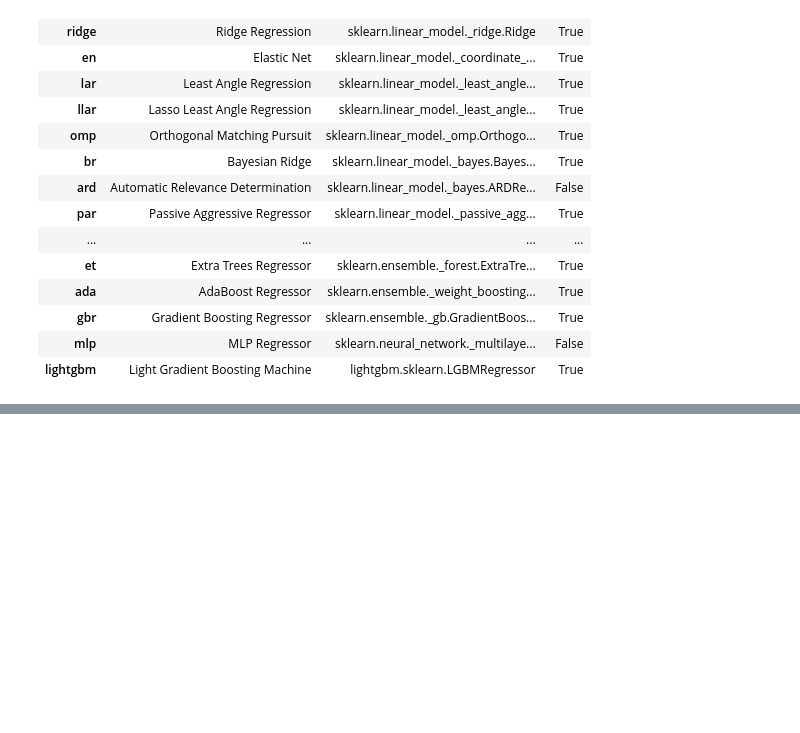
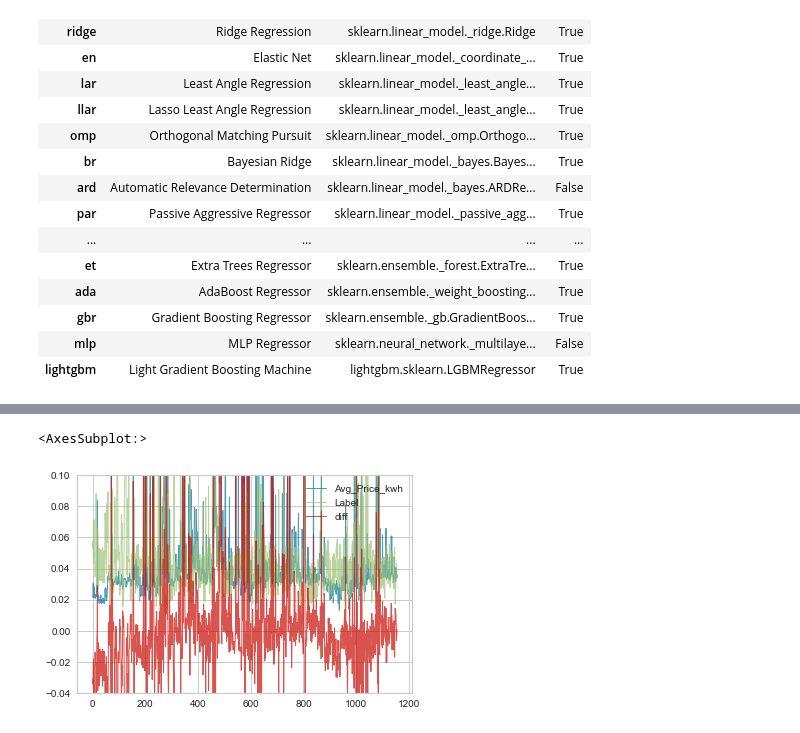
Before and after one commit to Haydenfiege/utility-forecaster, a Jupyter notebook: pycaret_forecast/pycaret_test.ipynb, the cells around one changed output, grey strips where cells are left out. Saved outputs shown, nothing was run; the diff lists cells and outputs as text; code cells hidden in the pictures; blank space fills up the shorter version.

```diff
--- a/pycaret_forecast/pycaret_test.ipynb
+++ b/pycaret_forecast/pycaret_test.ipynb
@@ -288,3 +290,9 @@ unseen_predictions_label.plot(ylim=[0,0.10])
+# %%
+unseen_predictions_label['diff'] = unseen_predictions_label['Avg_Price_kwh'] - unseen_predictions_label['Label']
+unseen_predictions_label.plot(ylim=[-0.04,0.10], linewidth=1, alpha=0.7)
+# %% [output]
+<AxesSubplot:>
+[figure, added]
 # %%
 from pycaret.utils import check_metric
 check_metric(unseen_predictions.Avg_Price_kwh, unseen_predictions.Label, 'R2')
```
Also changed, not shown: parts of 23 cells of this notebook.
